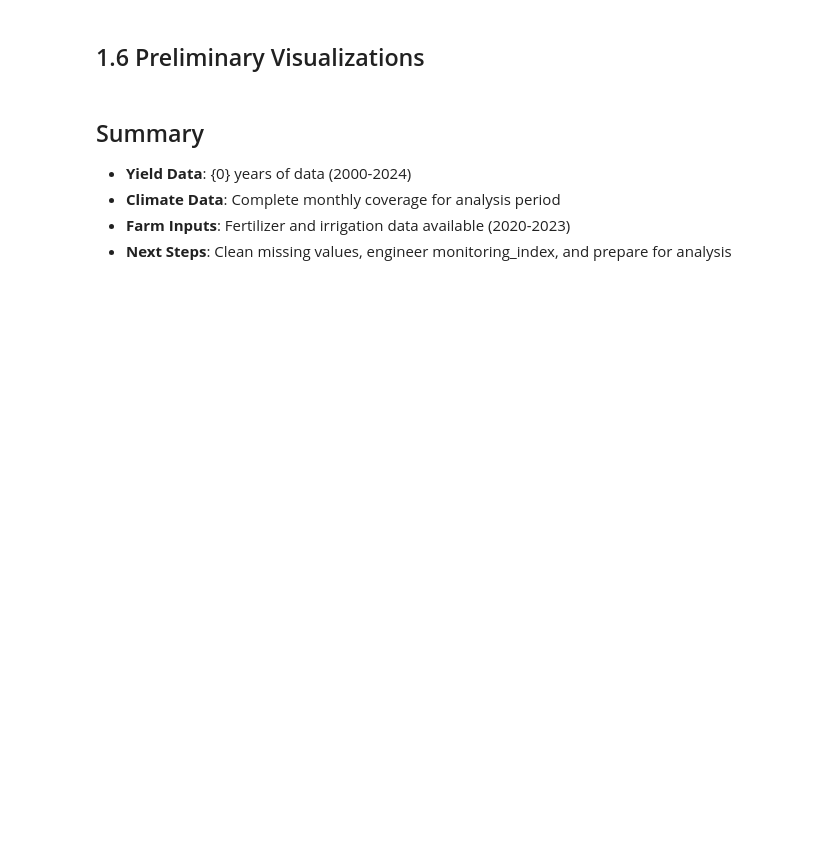
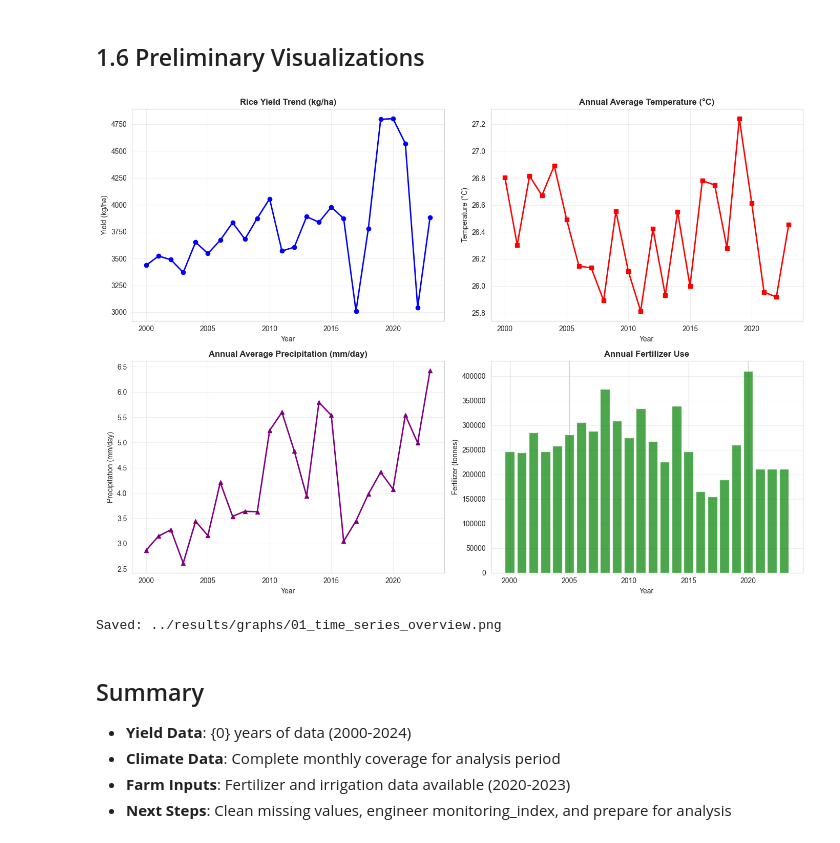
Before and after one commit to nadee2k/agriculture-monitoring-data-analysis, a Jupyter notebook: notebooks/01_data_exploration.ipynb, the cells around one changed output. Drawn from its saved outputs; the diff is of its cells as text; code cells hidden in the pictures; blank space fills up the shorter version.

```diff
--- a/notebooks/01_data_exploration.ipynb
+++ b/notebooks/01_data_exploration.ipynb
@@ -58,9 +129,13 @@ print(irrigation_df[['Year Code', 'Item', 'Value']].head(10))
 # %% [markdown]
 ## 1.2 Load NASA POWER Climate Data
 # %%
-# Load NASA climate data
-nasa_df = pd.read_csv(raw_dir / 'nasa_power_sri_lanka_monthly.csv')
-print("NASA Data Shape:", nasa_df.shape)
+# Load climate data
+nasa_df = pd.read_csv(raw_dir / 'sri_lanka_weather_2000_2023.csv')
+# Rename columns to match expected format
+nasa_df = nasa_df.rename(columns={'rainfall_mm': 'precip_mm_day'})
+# Add solar column (not available in this dataset, set to NaN)
+nasa_df['solar_mj_m2_day'] = float('nan')
+print("Climate Data Shape:", nasa_df.shape)
 print("\nColumns:", nasa_df.columns.tolist())
 print("\nDate range:", nasa_df['date'].min(), "-", nasa_df['date'].max())
 print("\nFirst few rows:")
@@ -73,12 +166,12 @@ print(nasa_df[['temperature_c', 'precip_mm_day', 'solar_mj_m2_day']].describe())
 # Extract year from date and aggregate
 nasa_df['year'] = nasa_df['date'].astype(str).str[:4].astype(int)
 
-# Annual climate aggregates
+# Annual climate aggregates (solar not available, set to 0)
 annual_climate = nasa_df.groupby('year').agg({
     'temperature_c': 'mean',
-    'precip_mm_day': 'mean',
-    'solar_mj_m2_day': 'mean'
+    'precip_mm_day': 'mean'
 }).reset_index()
+annual_climate['solar_annual_mean'] = 0  # Placeholder since data not available
 
 annual_climate.columns = ['year', 'temp_annual_mean', 'precip_annual_mean', 'solar_annual_mean']
 print("Annual Climate Data:")
@@ -87,14 +198,12 @@ print(annual_climate)
 ## 1.4 Merge Datasets by Year
 # %%
 # Prepare yield data
-yield_clean = yield_df.rename(columns={'year': 'year'}).copy()
+yield_clean = yield_df.rename(columns={'Year Code': 'year', 'Value': 'yield_kg_ha'}).copy()
 yield_clean['year'] = yield_clean['year'].astype(int)
-yield_clean['yield_kg_ha'] = yield_clean['yield_hg_ha'] * 10  # Convert hectograms to kg
-yield_clean = yield_clean[['year', 'yield_kg_ha']]
+yield_clean = yield_clean[['year', 'yield_kg_ha']].drop_duplicates()
 
 # Prepare area data
-area_clean = area_df[area_df['Item'] == 'Rice'].copy()
-area_clean = area_clean.rename(columns={'Year Code': 'year', 'Value': 'area_harvested_ha'})
+area_clean = area_df.rename(columns={'Year Code': 'year', 'Value': 'area_harvested_ha'}).copy()
 area_clean = area_clean[['year', 'area_harvested_ha']].drop_duplicates()
 area_clean['year'] = area_clean['year'].astype(int)
 
@@ -104,8 +213,7 @@ fert_clean.columns = ['year', 'fertilizer_tonnes']
 fert_clean['year'] = fert_clean['year'].astype(int)
 
 # Prepare irrigation data
-irrig_clean = irrigation_df[irrigation_df['Item'].str.contains('irrigation', case=False, na=False)].copy()
-irrig_clean = irrig_clean.rename(columns={'Year Code': 'year', 'Value': 'irrigation_area_1000ha'})
+irrig_clean = irrigation_df.rename(columns={'Year Code': 'year', 'Value': 'irrigation_area_1000ha'}).copy()
 irrig_clean['irrigation_area_ha'] = irrig_clean['irrigation_area_1000ha'] * 1000
 irrig_clean = irrig_clean[['year', 'irrigation_area_ha']].drop_duplicates()
 irrig_clean['year'] = irrig_clean['year'].astype(int)
@@ -118,10 +226,6 @@ merged_df = merged_df.merge(annual_climate, on='year', how='outer')
 
 # Sort by year
 merged_df = merged_df.sort_values('year').reset_index(drop=True)
-
-print("Merged Dataset Shape:", merged_df.shape)
-print("\nData Coverage:")
-print(merged_df)
 # %% [markdown]
 ## 1.5 Data Quality Assessment
 # %%
@@ -139,40 +279,43 @@ print(merged_df.describe())
 # %%
 # Time series plots
 fig, axes = plt.subplots(2, 2, figsize=(14, 10))
 
 # Yield trend
-axes[0, 0].plot(merged_df['year'], merged_df['yield_kg_ha'], marker='o', linewidth=2)
-axes[0, 0].set_title('Rice Yield Over Time', fontsize=12, fontweight='bold')
+axes[0, 0].plot(merged_df['year'], merged_df['yield_kg_ha'], marker='o', color='blue', linewidth=2)
+axes[0, 0].set_title('Rice Yield Trend (kg/ha)', fontsize=12, fontweight='bold')
 axes[0, 0].set_xlabel('Year')
 axes[0, 0].set_ylabel('Yield (kg/ha)')
 axes[0, 0].grid(True, alpha=0.3)
 
 # Temperature trend
 axes[0, 1].plot(merged_df['year'], merged_df['temp_annual_mean'], marker='s', color='red', linewidth=2)
-axes[0, 1].set_title('Average Annual Temperature', fontsize=12, fontweight='bold')
+axes[0, 1].set_title('Annual Average Temperature (°C)', fontsize=12, fontweight='bold')
 axes[0, 1].set_xlabel('Year')
 axes[0, 1].set_ylabel('Temperature (°C)')
 axes[0, 1].grid(True, alpha=0.3)
 
 # Precipitation trend
-axes[1, 0].plot(merged_df['year'], merged_df['precip_annual_mean'], marker='^', color='blue', linewidth=2)
-axes[1, 0].set_title('Average Daily Precipitation', fontsize=12, fontweight='bold')
+axes[1, 0].plot(merged_df['year'], merged_df['precip_annual_mean'], marker='^', color='purple', linewidth=2)
+axes[1, 0].set_title('Annual Average Precipitation (mm/day)', fontsize=12, fontweight='bold')
 axes[1, 0].set_xlabel('Year')
 axes[1, 0].set_ylabel('Precipitation (mm/day)')
 axes[1, 0].grid(True, alpha=0.3)
 
 # Fertilizer usage
 axes[1, 1].bar(merged_df['year'], merged_df['fertilizer_tonnes'], color='green', alpha=0.7)
 axes[1, 1].set_title('Annual Fertilizer Use', fontsize=12, fontweight='bold')
 axes[1, 1].set_xlabel('Year')
 axes[1, 1].set_ylabel('Fertilizer (tonnes)')
 axes[1, 1].grid(True, alpha=0.3, axis='y')
 
 plt.tight_layout()
-plt.savefig('results/graphs/01_time_series_overview.png', dpi=300, bbox_inches='tight')
+plt.savefig('../results/graphs/01_time_series_overview.png', dpi=300, bbox_inches='tight')
 plt.show()
 
-print("Saved: results/graphs/01_time_series_overview.png")
+print("Saved: ../results/graphs/01_time_series_overview.png")
+# %% [output]
+[figure, added]
+Saved: ../results/graphs/01_time_series_overview.png
 # %% [markdown]
 ## Summary
 
```
Also changed, not shown: parts of 8 cells of this notebook, 5 other files.
